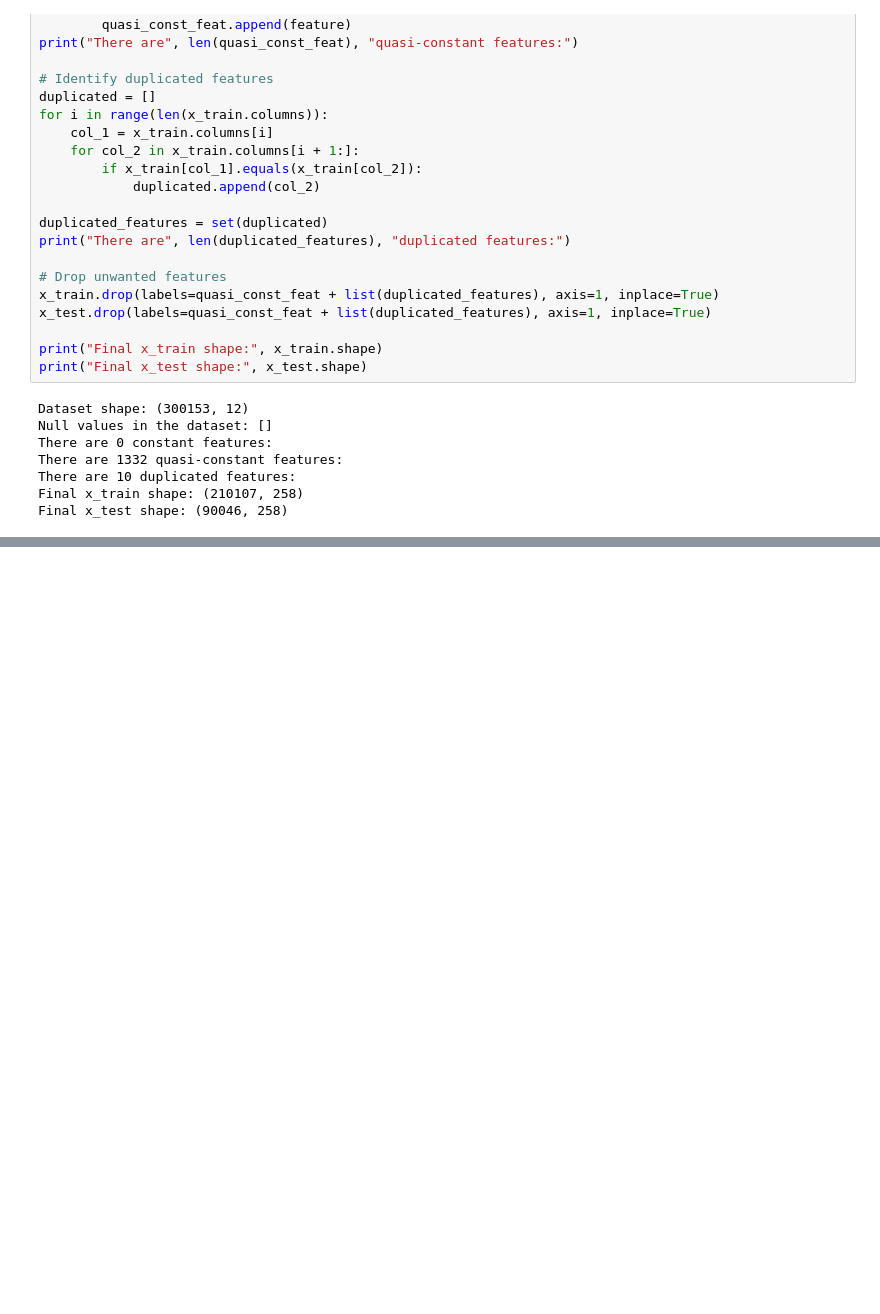
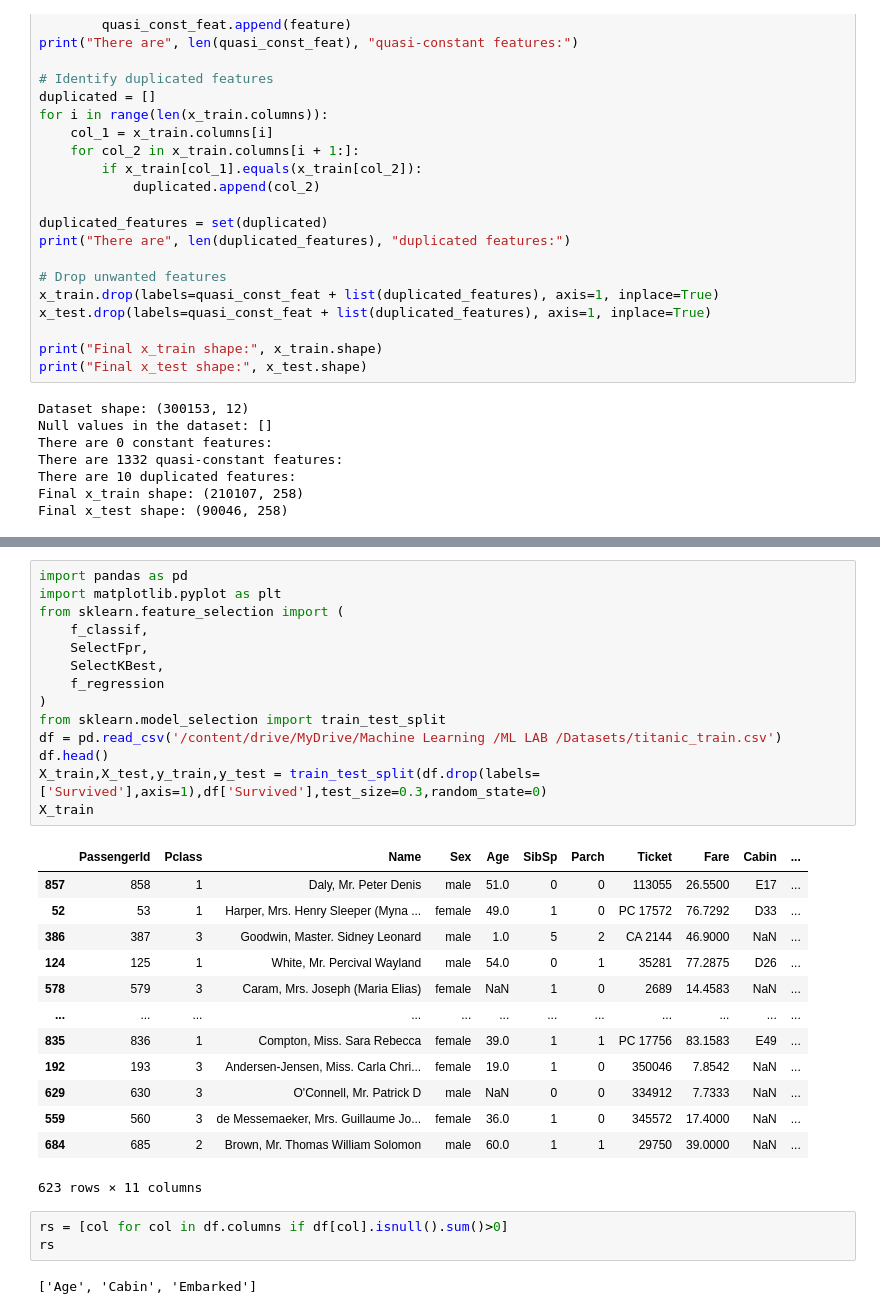
Before and after one commit to ramakrishnabhavana/Bhavana-sML, a Jupyter notebook: ML_Lab.ipynb, the cells around one changed output, grey strips where cells are left out. Drawn from its saved outputs; the diff is of its cells as text; blank space fills up the shorter version.

```diff
--- a/ML_Lab.ipynb
+++ b/ML_Lab.ipynb
@@ -546,0 +750,33 @@ Final x_test shape: (90046, 258)
+# %%
+import pandas as pd
+import matplotlib.pyplot as plt
+from sklearn.feature_selection import (
+    f_classif,
+    SelectFpr,
+    SelectKBest,
+    f_regression
+)
+from sklearn.model_selection import train_test_split
+df = pd.read_csv('/content/drive/MyDrive/Machine Learning /ML LAB /Datasets/titanic_train.csv')
+df.head()
+X_train,X_test,y_train,y_test = train_test_split(df.drop(labels=['Survived'],axis=1),df['Survived'],test_size=0.3,random_state=0)
+X_train
+# %% [output]
+|  | PassengerId | Pclass | Name | Sex | Age | SibSp | Parch | Ticket | Fare | Cabin | ... |
+| 857 | 858 | 1 | Daly, Mr. Peter Denis | male | 51.0 | 0 | 0 | 113055 | 26.5500 | E17 | ... |
+| 52 | 53 | 1 | Harper, Mrs. Henry Sleeper (Myna ... | female | 49.0 | 1 | 0 | PC 17572 | 76.7292 | D33 | ... |
+| 386 | 387 | 3 | Goodwin, Master. Sidney Leonard | male | 1.0 | 5 | 2 | CA 2144 | 46.9000 | NaN | ... |
+| 124 | 125 | 1 | White, Mr. Percival Wayland | male | 54.0 | 0 | 1 | 35281 | 77.2875 | D26 | ... |
+| 578 | 579 | 3 | Caram, Mrs. Joseph (Maria Elias) | female | NaN | 1 | 0 | 2689 | 14.4583 | NaN | ... |
+| ... | ... | ... | ... | ... | ... | ... | ... | ... | ... | ... | ... |
+| 835 | 836 | 1 | Compton, Miss. Sara Rebecca | female | 39.0 | 1 | 1 | PC 17756 | 83.1583 | E49 | ... |
+| 192 | 193 | 3 | Andersen-Jensen, Miss. Carla Chri... | female | 19.0 | 1 | 0 | 350046 | 7.8542 | NaN | ... |
+| 629 | 630 | 3 | O'Connell, Mr. Patrick D | male | NaN | 0 | 0 | 334912 | 7.7333 | NaN | ... |
+| 559 | 560 | 3 | de Messemaeker, Mrs. Guillaume Jo... | female | 36.0 | 1 | 0 | 345572 | 17.4000 | NaN | ... |
+| 684 | 685 | 2 | Brown, Mr. Thomas William Solomon | male | 60.0 | 1 | 1 | 29750 | 39.0000 | NaN | ... |
+623 rows × 11 columns
+# %%
+rs = [col for col in df.columns if df[col].isnull().sum()>0]
+rs
+# %% [output]
+['Age', 'Cabin', 'Embarked']
```
Also changed, not shown: parts of 14 cells of this notebook.
